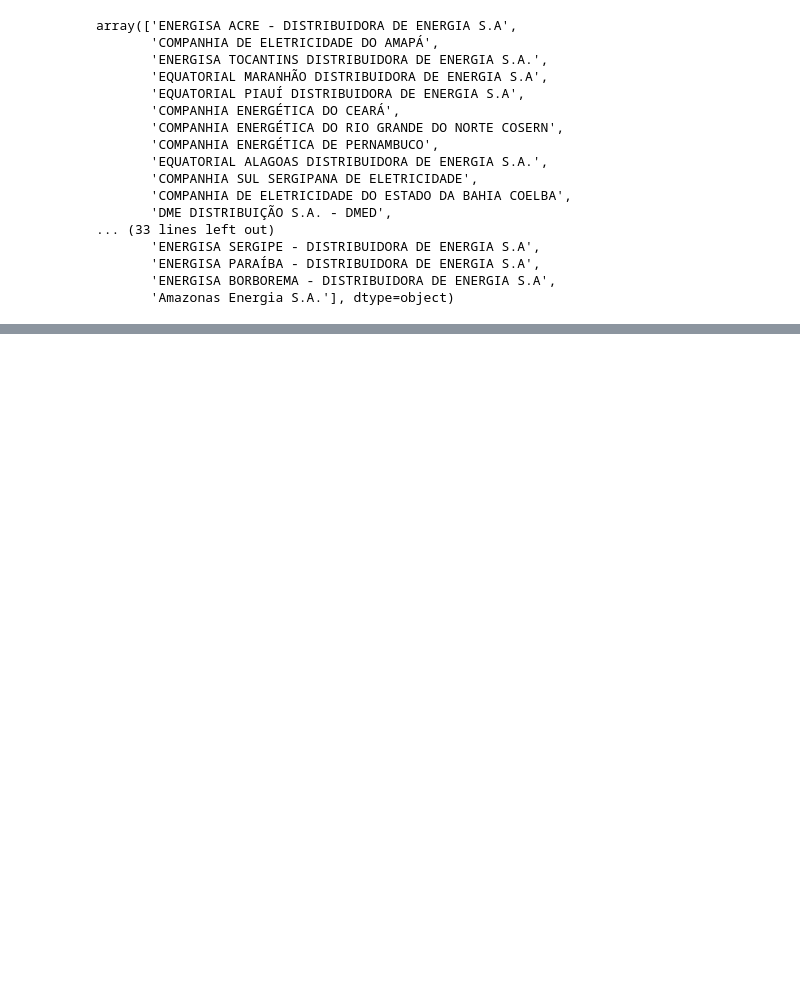
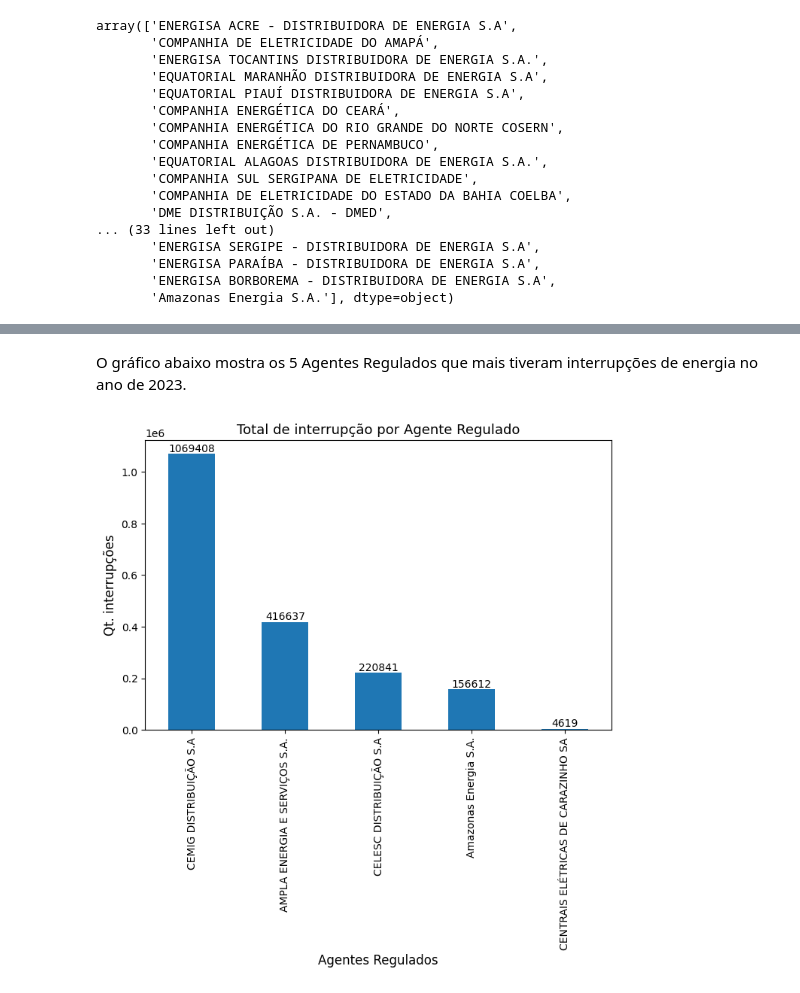
Before and after one commit to Oseiasdfarias/analise-interrupcoes-energia-brasil-2023, a Jupyter notebook: Interrupções de Energia Elétrica nas Redes de Distribuição.ipynb, the cells around one changed output, grey strips where cells are left out. Drawn from its saved outputs; the diff is of its cells as text; code cells hidden in the pictures; blank space fills up the shorter version.

```diff
--- a/Interrupções de Energia Elétrica nas Redes de Distribuição.ipynb
+++ b/Interrupções de Energia Elétrica nas Redes de Distribuição.ipynb
@@ -90,0 +109,12 @@ df["DscConjuntoUnidadeConsumidora"].nunique()
+# %% [markdown]
+O gráfico abaixo mostra os 5 Agentes Regulados que mais tiveram interrupções de energia no ano de 2023.
+# %%
+plt.figure(figsize=(8, 5))
+ax = df.groupby(by="NomAgenteRegulado")["SigAgente"].count()[0:5].sort_values(ascending=False).plot(kind='bar')
+ax.bar_label(ax.containers[0], fmt="%.0f")
+plt.title("Total de interrupção por Agente Regulado", fontsize=13);
+plt.xlabel("Agentes Regulados", fontsize=12)
+plt.ylabel("Qt. interrupções", fontsize=12)
+plt.show()
+# %% [output]
+[figure, added]
```
Also changed, not shown: parts of 18 cells of this notebook, 1 other file.
